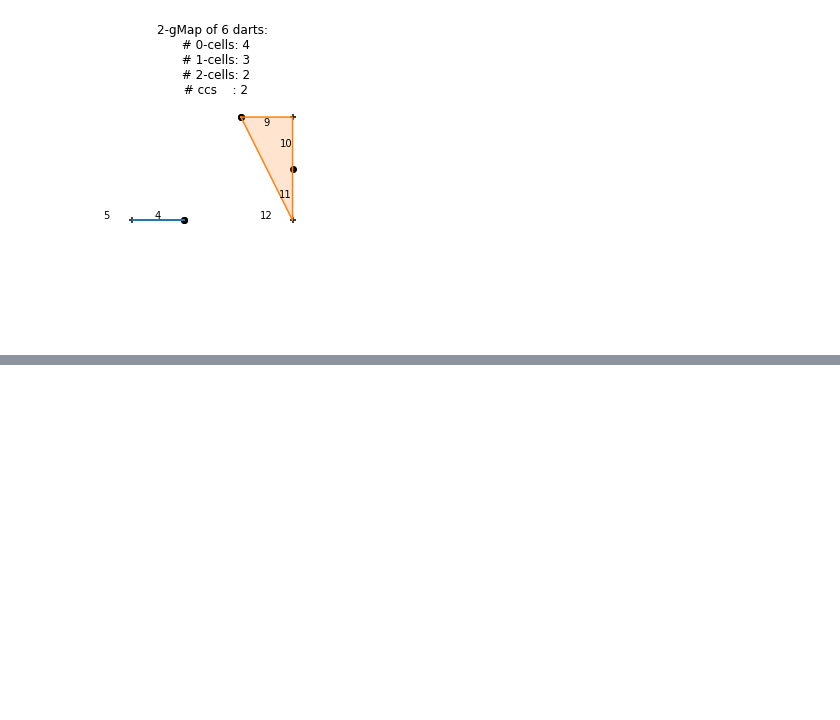
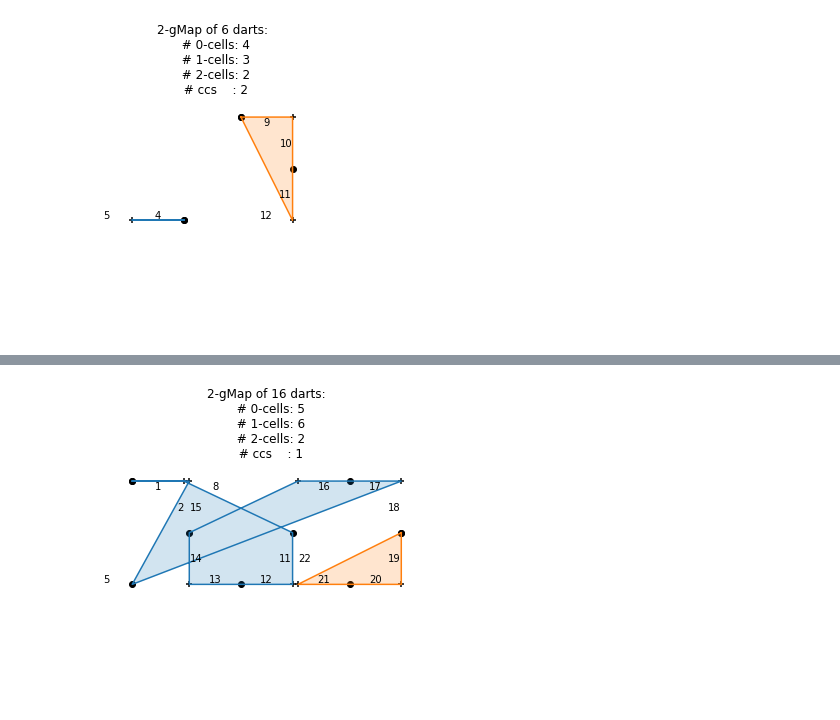
Before and after one commit to napolanocarmine/Thesis_Project, a Jupyter notebook: combinatorial/notebooks/02_pixelmap copy.ipynb, the cells around one changed output, grey strips where cells are left out. Cells and saved outputs as stored; diff of their text form; code cells hidden in the pictures; blank space fills up the shorter version.

```diff
--- a/combinatorial/notebooks/02_pixelmap copy.ipynb
+++ b/combinatorial/notebooks/02_pixelmap copy.ipynb
@@ -1015,0 +1037,4 @@ m.plot_faces()
+# %%
+m.plot_faces()
+# %% [output]
+[figure, added]
```
Also changed, not shown: parts of 10 cells of this notebook, 4 other files.
